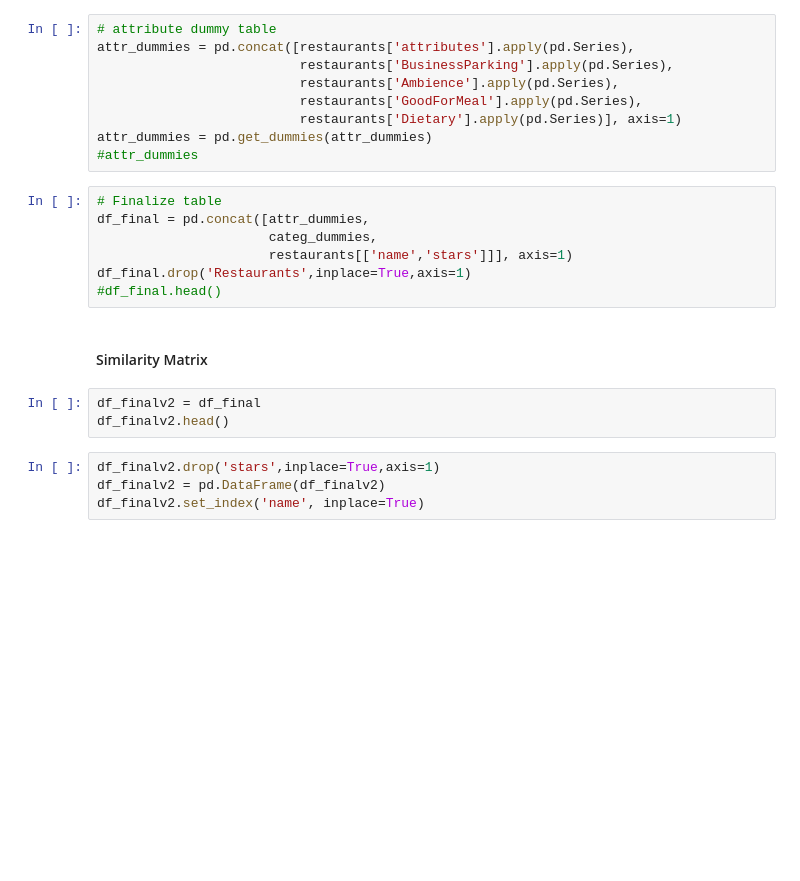
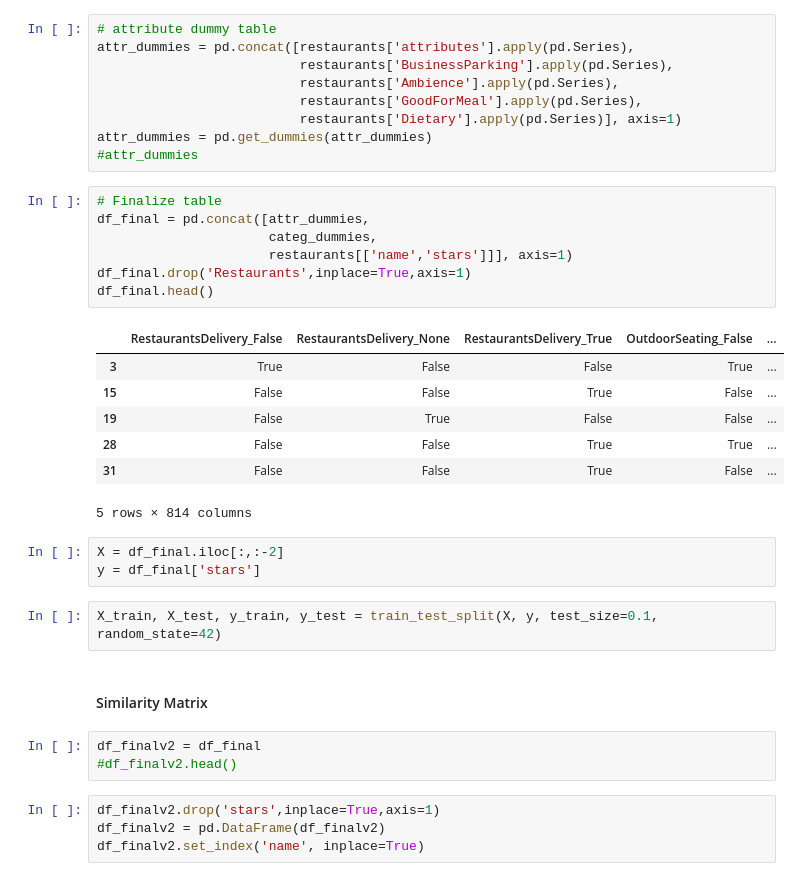
Before and after one commit to nskim1/ADSP_ML_FinalProject, a Jupyter notebook: finalproject-v2.ipynb, the cells around one changed output. Saved outputs shown, nothing was run; the diff lists cells and outputs as text; blank space fills up the shorter version.

```diff
--- a/finalproject-v2.ipynb
+++ b/finalproject-v2.ipynb
@@ -120,15 +171,28 @@ attr_dummies = pd.get_dummies(attr_dummies)
 # %%
 # Finalize table
 df_final = pd.concat([attr_dummies,
                       categ_dummies,
                       restaurants[['name','stars']]], axis=1)
 df_final.drop('Restaurants',inplace=True,axis=1)
-#df_final.head()
+df_final.head()
+# %% [output]
+|  | RestaurantsDelivery_False | RestaurantsDelivery_None | RestaurantsDelivery_True | OutdoorSeating_False | ... |
+| 3 | True | False | False | True | ... |
+| 15 | False | False | True | False | ... |
+| 19 | False | True | False | False | ... |
+| 28 | False | False | True | True | ... |
+| 31 | False | False | True | False | ... |
+5 rows × 814 columns
+# %%
+X = df_final.iloc[:,:-2]
+y = df_final['stars']
+# %%
+X_train, X_test, y_train, y_test = train_test_split(X, y, test_size=0.1, random_state=42)
 # %% [markdown]
 #### Similarity Matrix
 # %%
 df_finalv2 = df_final
-df_finalv2.head()
+#df_finalv2.head()
 # %%
 df_finalv2.drop('stars',inplace=True,axis=1)
 df_finalv2 = pd.DataFrame(df_finalv2)
```
Also changed, not shown: parts of 35 cells of this notebook.
